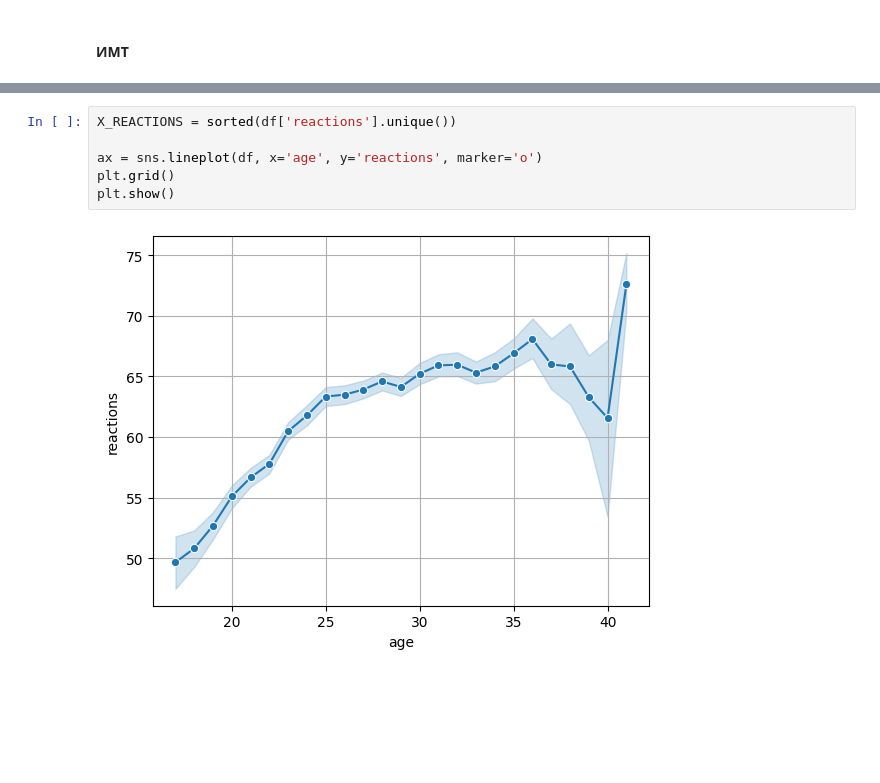
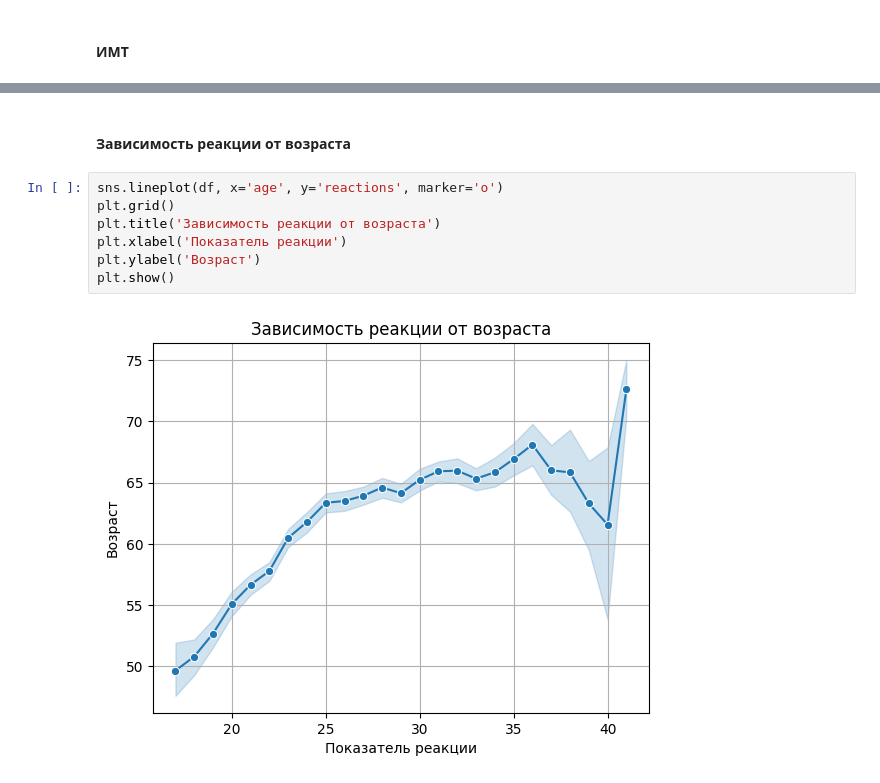
Before and after one commit to jsinkx/bigdata-player-stats-coursework, a Jupyter notebook: players_stats.ipynb, the cells around one changed output, grey strips where cells are left out. Cells and saved outputs as stored; diff of their text form; blank space fills up the shorter version.

```diff
--- a/players_stats.ipynb
+++ b/players_stats.ipynb
@@ -423,8 +555,11 @@ plt.show()
+# %% [markdown]
+#### Зависимость реакции от возраста
 # %%
-X_REACTIONS = sorted(df['reactions'].unique())
-
-ax = sns.lineplot(df, x='age', y='reactions', marker='o')
+sns.lineplot(df, x='age', y='reactions', marker='o')
 plt.grid()
+plt.title('Зависимость реакции от возраста')
+plt.xlabel('Показатель реакции')
+plt.ylabel('Возраст')
 plt.show()
 # %% [output]
-[figure, old version]
+[figure, new version]
```
Also changed, not shown: parts of 25 cells of this notebook.
